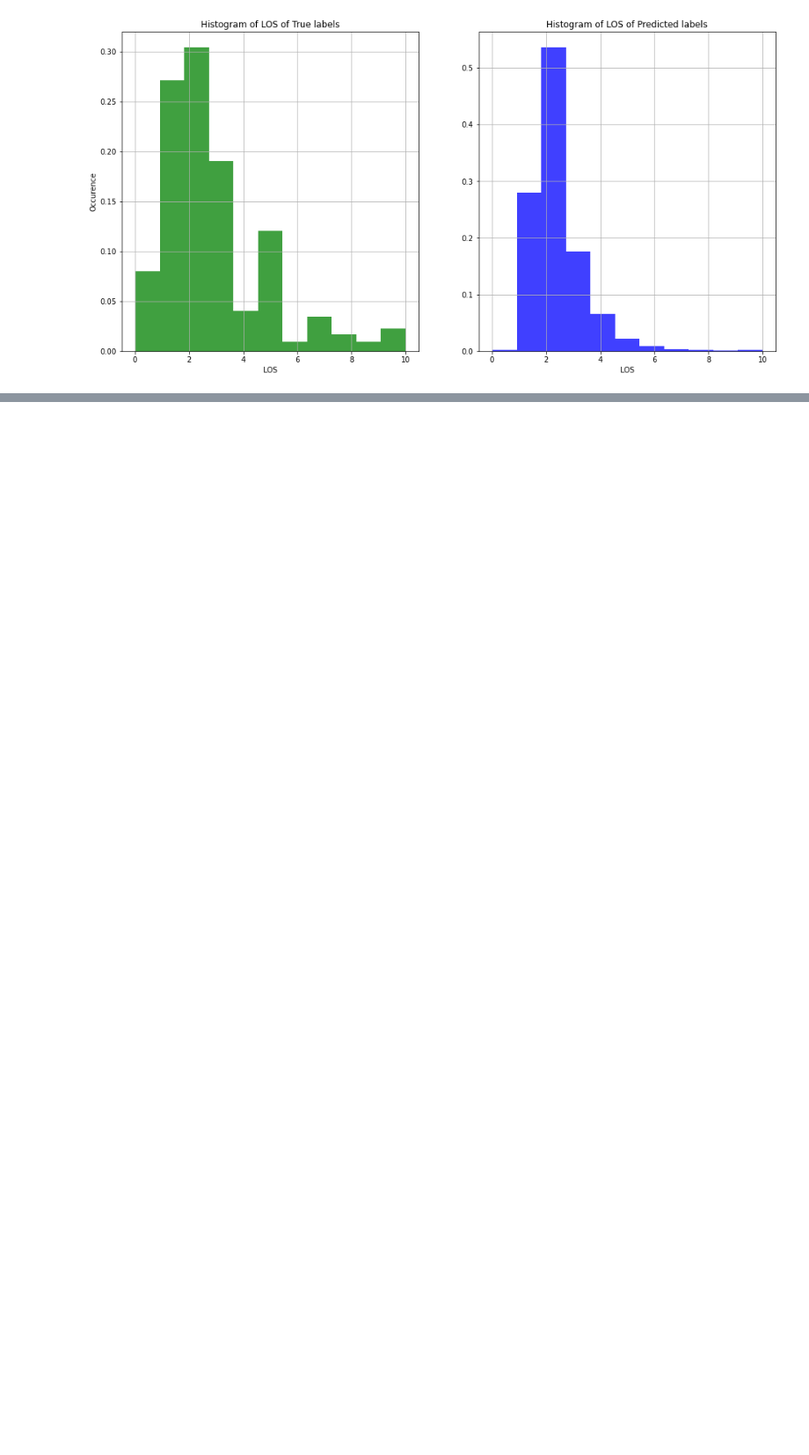
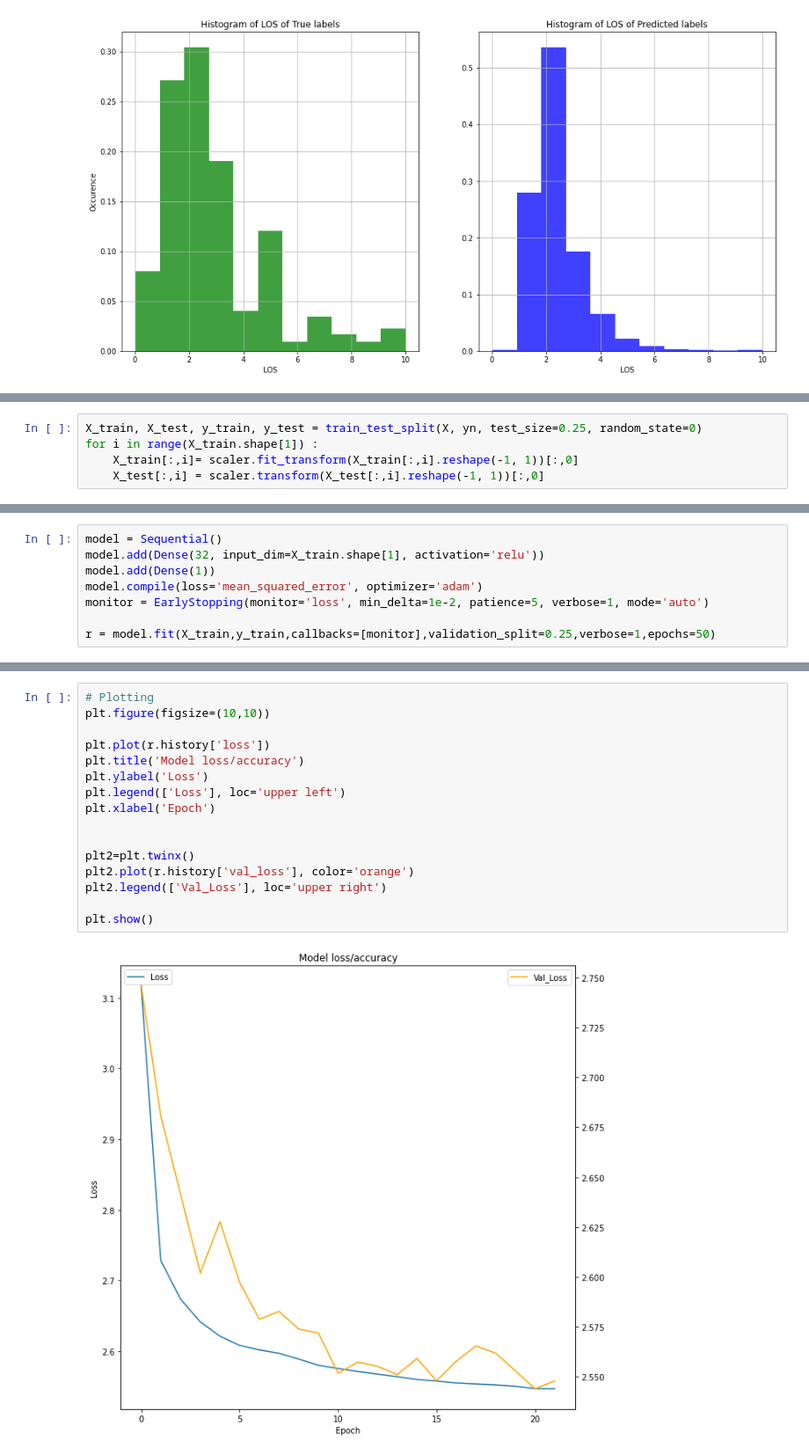
Before and after one commit to Baraa42/Elalami-Skakova-INM701-Coursework, a Jupyter notebook: 3- Regression.ipynb, the cells around one changed output, grey strips where cells are left out. Shown at 88% size. Saved outputs shown, nothing was run; the diff lists cells and outputs as text; blank space fills up the shorter version.

```diff
--- a/3- Regression.ipynb
+++ b/3- Regression.ipynb
@@ -737,0 +763,5 @@ Nothing new to report, in overall all the models seems to
+# %%
+X_train, X_test, y_train, y_test = train_test_split(X, yn, test_size=0.25, random_state=0)
+for i in range(X_train.shape[1]) :
+    X_train[:,i]= scaler.fit_transform(X_train[:,i].reshape(-1, 1))[:,0]
+    X_test[:,i] = scaler.transform(X_test[:,i].reshape(-1, 1))[:,0]
@@ -737,0 +777,8 @@ Nothing new to report, in overall all the models seems to
+# %%
+model = Sequential()
+model.add(Dense(32, input_dim=X_train.shape[1], activation='relu'))
+model.add(Dense(1))
+model.compile(loss='mean_squared_error', optimizer='adam')
+monitor = EarlyStopping(monitor='loss', min_delta=1e-2, patience=5, verbose=1, mode='auto')
+
+r = model.fit(X_train,y_train,callbacks=[monitor],validation_split=0.25,verbose=1,epochs=50)
@@ -737,0 +829,18 @@ Nothing new to report, in overall all the models seems to
+# %%
+# Plotting
+plt.figure(figsize=(10,10))
+
+plt.plot(r.history['loss'])
+plt.title('Model loss/accuracy')
+plt.ylabel('Loss')
+plt.legend(['Loss'], loc='upper left')
+plt.xlabel('Epoch')
+
+
+plt2=plt.twinx()
+plt2.plot(r.history['val_loss'], color='orange')
+plt2.legend(['Val_Loss'], loc='upper right')
+
+plt.show()
+# %% [output]
+[figure, added]
```
Also changed, not shown: parts of 29 cells of this notebook.
